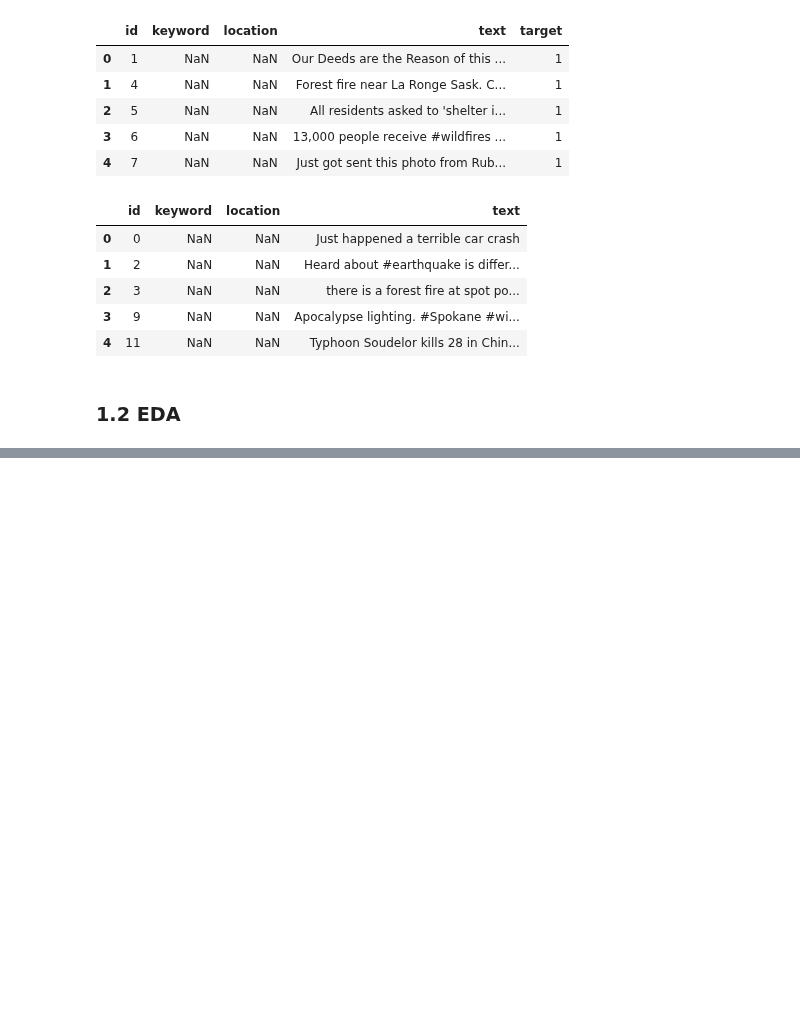
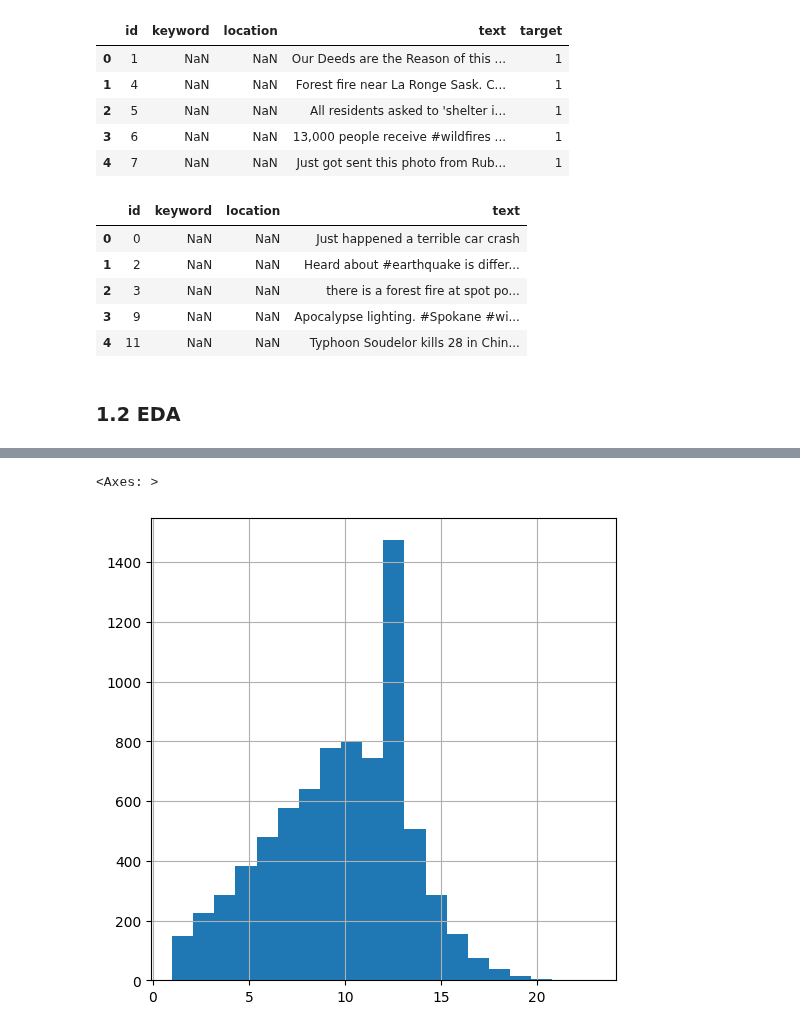
Before and after one commit to Mark-Barbaric/Kaggle, a Jupyter notebook: disaster_tweets/disaster_tweets_bert.ipynb, the cells around one changed output, grey strips where cells are left out. Saved outputs shown, nothing was run; the diff lists cells and outputs as text; code cells hidden in the pictures; blank space fills up the shorter version.

Commit message:
AP-36 - initial training of BERT Model.

```diff
--- a/disaster_tweets/disaster_tweets_bert.ipynb
+++ b/disaster_tweets/disaster_tweets_bert.ipynb
@@ -30,4 +29,10 @@ To enable the following instructions: AVX2 FMA, in other operations, rebuild Ten
 Using TensorFlow backend
+# %%
+from nltk.corpus import stopwords
+from sklearn.metrics import ConfusionMatrixDisplay, confusion_matrix, classification_report
+from sklearn.model_selection import train_test_split
+
+ENGLISH_STOPWORDS = set(stopwords.words('english'))
 # %% [markdown]
 # Local Helper Method Imports
 # %% [markdown]
@@ -72,3 +82,6 @@ test_df.head()
 | 4 | 11 | NaN | NaN | Typhoon Soudelor kills 28 in Chin... |
 # %% [markdown]
 ### 1.2 EDA
+# %%
+train_df['preprocessed_text'] = train_df['text'].apply(lambda x: preprocess_text(x, ENGLISH_STOPWORDS))
+train_df.head()
@@ -74,0 +95,3 @@ test_df.head()
+# %%
+train_df['length'] = train_df['preprocessed_text'].apply(lambda x: len(x.split(' ')))
+train_df.head()
@@ -74,0 +105,5 @@ test_df.head()
+# %%
+train_df['length'].hist(bins=20, figsize=(6, 6))
+# %% [output]
+<Axes: >
+[figure, added]
```
Also changed, not shown: parts of 12 cells of this notebook, 1 other file.
